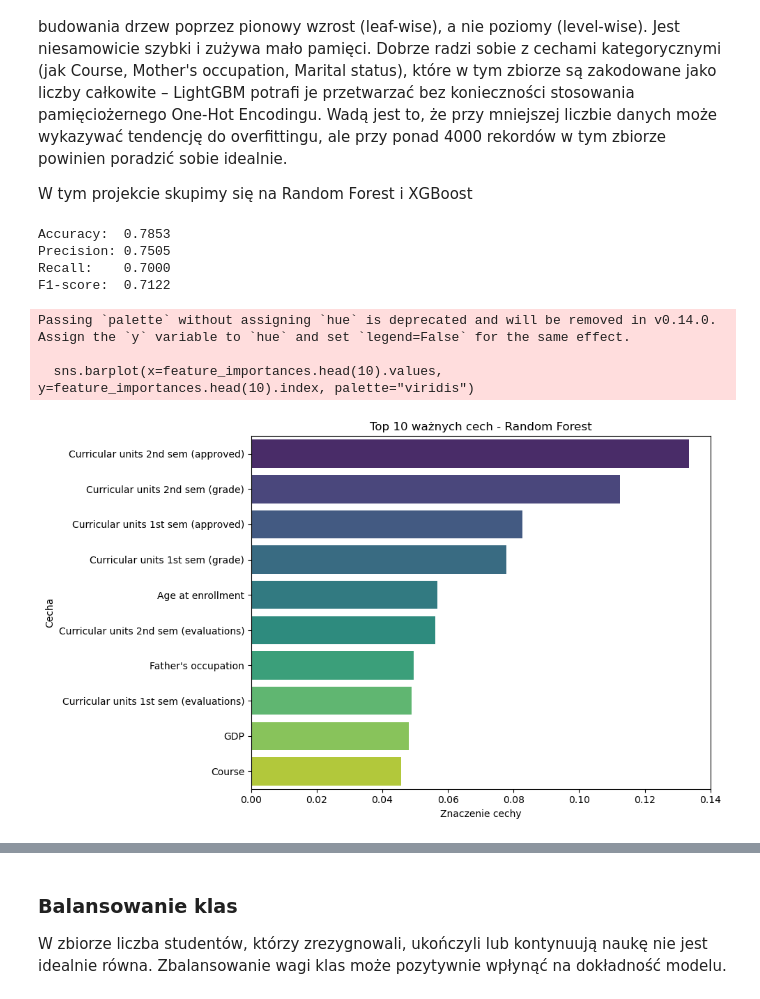
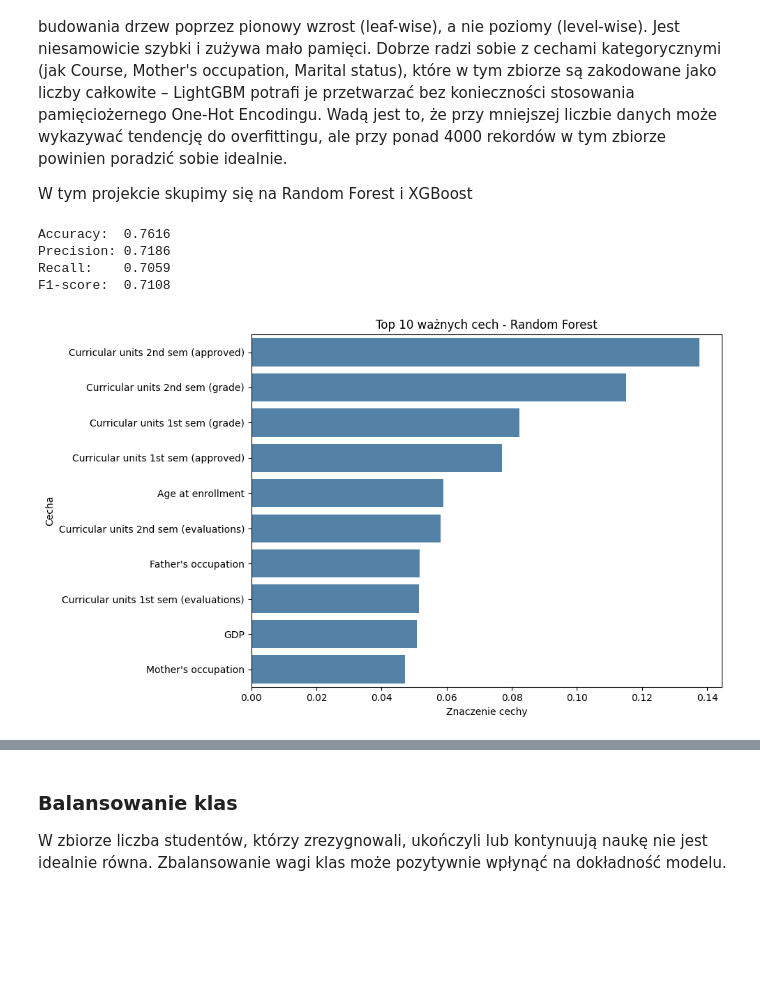
Before and after one commit to BladyWlodek/ProjektPMiNAI, a Jupyter notebook: model.ipynb, the cells around one changed output, grey strips where cells are left out. Saved outputs shown, nothing was run; the diff lists cells and outputs as text; code cells hidden in the pictures; blank space fills up the shorter version.

```diff
--- a/model.ipynb
+++ b/model.ipynb
@@ -146,0 +210,5 @@ plt.show()
+# %%
+# Zapis kolumn poniżej progu do listy
+drop_cols = res['below_threshold'].index.tolist()
+print(f"Liczba kolumn poniżej progu: {len(drop_cols)}")
+drop_cols
@@ -149,13 +227,6 @@ plt.show()
 # %%
 new_data = data.copy()
-new_data = new_data.drop(columns=['Nacionality',
-                                  'Mother\'s qualification',
-                                  'Father\'s qualification',
-                                  'Educational special needs',
-                                  'International',
-                                  'Curricular units 1st sem (without evaluations)',
-                                  'Unemployment rate',
-                                  'Inflation rate'])
+new_data = new_data.drop(columns=drop_cols)
 new_data.info()
 # %% [output]
 <class 'pandas.DataFrame'>
@@ -259,42 +311,39 @@ W tym projekcie skupimy się na Random Forest i XGBoost
 rf_model = RandomForestClassifier(
     n_estimators=200,
     random_state=42,
     n_jobs=-1,
     class_weight="balanced"
 )
 
 rf_model.fit(X_train, y_train)
 
 y_pred = rf_model.predict(X_test)
 
 accuracy = accuracy_score(y_test, y_pred)
 precision = precision_score(y_test, y_pred, average="macro")
 recall = recall_score(y_test, y_pred, average="macro")
 f1 = f1_score(y_test, y_pred, average="macro")
 
 print(f"Accuracy:  {accuracy:.4f}")
 print(f"Precision: {precision:.4f}")
 print(f"Recall:    {recall:.4f}")
 print(f"F1-score:  {f1:.4f}")
 
 feature_importances = pd.Series(rf_model.feature_importances_, index=X_train.columns).sort_values(ascending=False)
 
 plt.figure(figsize=(10, 6))
-sns.barplot(x=feature_importances.head(10).values, y=feature_importances.head(10).index, palette="viridis")
+sns.barplot(x=feature_importances.head(10).values, y=feature_importances.head(10).index, color="steelblue")
 plt.title("Top 10 ważnych cech - Random Forest")
 plt.xlabel("Znaczenie cechy")
 plt.ylabel("Cecha")
 plt.tight_layout()
 plt.show()
 # %% [output]
-Accuracy:  0.7853
-Precision: 0.7505
-Recall:    0.7000
-F1-score:  0.7122
+Accuracy:  0.7616
+Precision: 0.7186
+Recall:    0.7059
+F1-score:  0.7108
-Passing `palette` without assigning `hue` is deprecated and will be removed in v0.14.0. Assign the `y` variable to `hue` and set `legend=False` for the same effect.
-
-  sns.barplot(x=feature_importances.head(10).values, y=feature_importances.head(10).index, palette="viridis")
-[figure, old version]
+[figure, new version]
 # %%
 from sklearn.metrics import confusion_matrix, ConfusionMatrixDisplay
 
```
Also changed, not shown: parts of 22 cells of this notebook.
